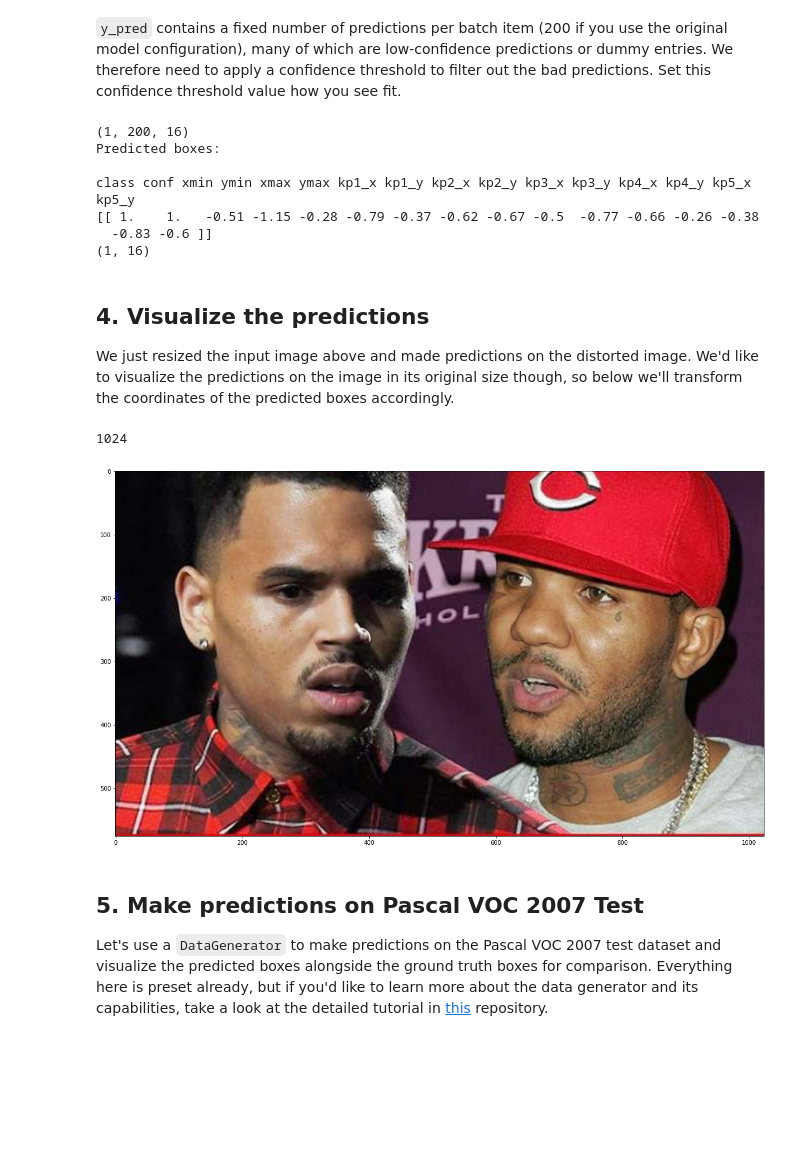
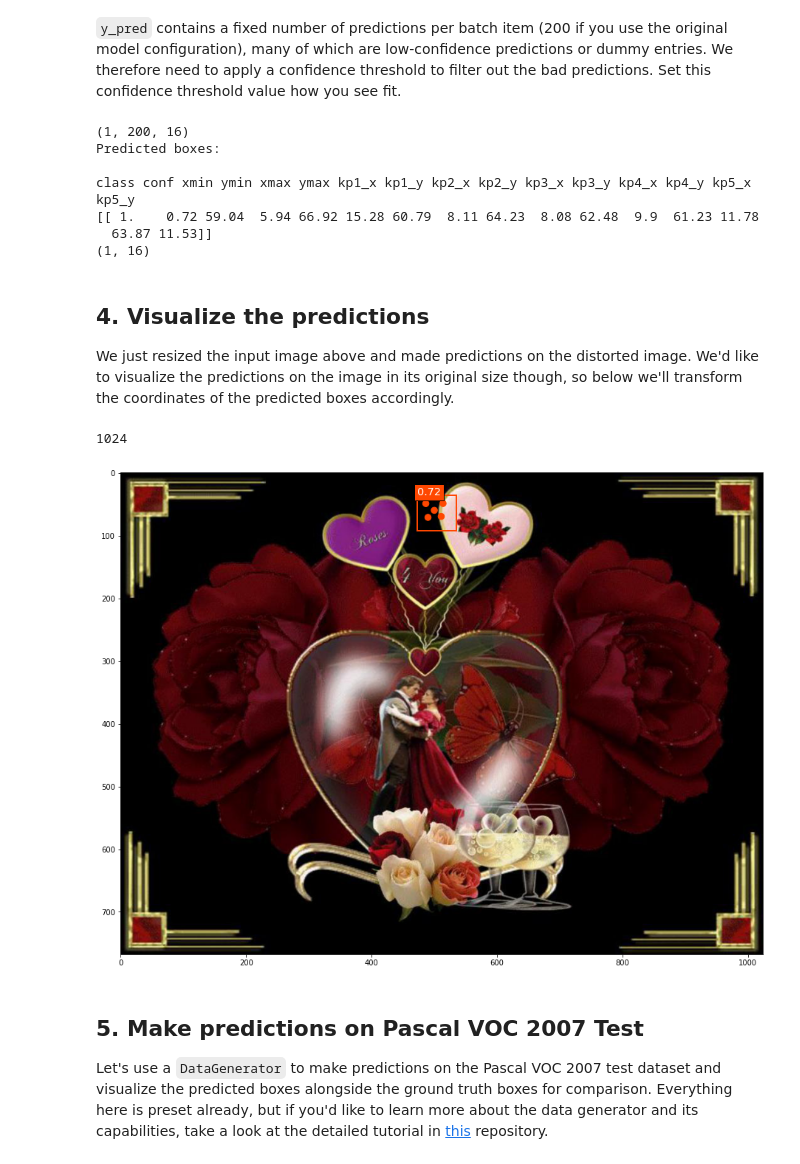
Before and after one commit to TaeseongMoon/bf_reimplement, a Jupyter notebook: blazeface_inference_face.ipynb, the cells around one changed output. Drawn from its saved outputs; the diff is of its cells as text; code cells hidden in the pictures; blank space fills up the shorter version.

```diff
--- a/blazeface_inference_face.ipynb
+++ b/blazeface_inference_face.ipynb
@@ -72,7 +70,7 @@ model = blazeface(image_size=(img_height, img_width, 3),
 # 2: Load the trained weights into the model.
 
 # TODO: Set the path of the trained weights.
-weights_path = 'checkpoint/blazeface_with_landmark_simple_v2_epoch-30_loss-4.1291.h5'
+weights_path = 'checkpoint/blazeface_with_landmark_simple_v3_epoch-49_loss-17.6621.h5'
 
 model.load_weights(weights_path, by_name=True)
 
@@ -117,7 +107,7 @@ orig_images = [] # Store the images here.
 input_images = [] # Store resized versions of the images here.
 
 # We'll only load one image in this example.
-img_path = 'data/widerface/train/images/61--Street_Battle/61_Street_Battle_streetfight_61_833.jpg'
+img_path = 'data/widerface/val/images/19--Couple/19_Couple_Couple_19_810.jpg'
 
 orig_images.append(imread(img_path))
 img = image.load_img(img_path, target_size=(img_height, img_width))
@@ -131,7 +121,7 @@ y_pred = model.predict(input_images)
 # %% [markdown]
 `y_pred` contains a fixed number of predictions per batch item (200 if you use the original model configuration), many of which are low-confidence predictions or dummy entries. We therefore need to apply a confidence threshold to filter out the bad predictions. Set this confidence threshold value how you see fit.
 # %%
-confidence_threshold = 0.6
+confidence_threshold = 0.5
 print(y_pred.shape)
 y_pred_thresh = [y_pred[k][y_pred[k,:,1] > confidence_threshold] for k in range(y_pred.shape[0])]
 
@@ -145,8 +135,8 @@ print(y_pred_thresh[0].shape)
 Predicted boxes:
 
 class conf xmin ymin xmax ymax kp1_x kp1_y kp2_x kp2_y kp3_x kp3_y kp4_x kp4_y kp5_x kp5_y
-[[ 1.    1.   -0.51 -1.15 -0.28 -0.79 -0.37 -0.62 -0.67 -0.5  -0.77 -0.66 -0.26 -0.38
-  -0.83 -0.6 ]]
+[[ 1.    0.72 59.04  5.94 66.92 15.28 60.79  8.11 64.23  8.08 62.48  9.9  61.23 11.78
+  63.87 11.53]]
 (1, 16)
 # %% [markdown]
 ## 4. Visualize the predictions
@@ -155,48 +145,48 @@ We just resized the input image above and made predictions on the distorted imag
 # %%
 # Display the image and draw the predicted boxes onto it.
 
 # Set the colors for the bounding boxes
 colors = plt.cm.hsv(np.linspace(0, 1, 21)).tolist()
 classes = ['background',
            'face']
 
 plt.figure(figsize=(20,12))
 plt.imshow(orig_images[0])
 
 current_axis = plt.gca()
 print(orig_images[0].shape[1])
 for box in y_pred_thresh[0]:
     # Transform the predicted bounding boxes for the 300x300 image to the original image dimensions.
-    xmin = box[2] *img_width #* orig_images[0].shape[1] / img_width
-    ymin = box[3] * img_height#* orig_images[0].shape[0] / img_height
-    xmax = box[4] *img_width #* orig_images[0].shape[1] / img_width
-    ymax = box[5] * img_height#* orig_images[0].shape[0] / img_height
-    kp1_x = box[6] *img_width #* orig_images[0].shape[1] / img_width
-    kp1_y = box[7] * img_height#* orig_images[0].shape[0] / img_height
-    kp2_x = box[8] *img_width #* orig_images[0].shape[1] / img_width
-    kp2_y = box[9] * img_height#* orig_images[0].shape[0] / img_height
-    kp3_x = box[10] *img_width #* orig_images[0].shape[1] / img_width
-    kp3_y = box[11] * img_height#* orig_images[0].shape[0]  / img_height
-    kp4_x = box[12] *img_width #* orig_images[0].shape[1] / img_width
-    kp4_y = box[13] * img_height#* orig_images[0].shape[0]  / img_height
-    kp5_x = box[14] *img_width #* orig_images[0].shape[1] / img_width
-    kp5_y = box[15] * img_height#* orig_images[0].shape[0]  / img_height
+    xmin = box[2] * orig_images[0].shape[1] / img_width
+    ymin = box[3] * orig_images[0].shape[0] / img_height
+    xmax = box[4] * orig_images[0].shape[1] / img_width
+    ymax = box[5] * orig_images[0].shape[0] / img_height
+    kp1_x = box[6] * orig_images[0].shape[1] / img_width
+    kp1_y = box[7] * orig_images[0].shape[0] / img_height
+    kp2_x = box[8] * orig_images[0].shape[1] / img_width
+    kp2_y = box[9] * orig_images[0].shape[0] / img_height
+    kp3_x = box[10] * orig_images[0].shape[1] / img_width
+    kp3_y = box[11] * orig_images[0].shape[0]  / img_height
+    kp4_x = box[12] * orig_images[0].shape[1] / img_width
+    kp4_y = box[13] * orig_images[0].shape[0]  / img_height
+    kp5_x = box[14] * orig_images[0].shape[1] / img_width
+    kp5_y = box[15] * orig_images[0].shape[0]  / img_height
 
 
 
     color = colors[int(box[0])]
 #     label = '{}: {:.2f}'.format(classes[int(box[0])], box[1])
     current_axis.add_patch(plt.Rectangle((xmin, ymin), xmax-xmin, ymax-ymin, color=color, fill=False, linewidth=2))
     current_axis.add_patch(plt.Circle((kp1_x,kp1_y),5,color=color))
     current_axis.add_patch(plt.Circle((kp2_x,kp2_y),5,color=color))
     current_axis.add_patch(plt.Circle((kp3_x,kp3_y),5,color=color))
     current_axis.add_patch(plt.Circle((kp4_x,kp4_y),5,color=color))
     current_axis.add_patch(plt.Circle((kp5_x,kp5_y),5,color=color))
     label = '{}: {:.2f}'.format(classes[int(box[0])], box[1])
-    current_axis.text(xmin, ymin, '', size='x-large', color='white', bbox={'facecolor':color, 'alpha':1.0})
+    current_axis.text(xmin, ymin, f'{box[1]:.2f}', size='x-large', color='white', bbox={'facecolor':color, 'alpha':1.0})
 # %% [output]
 1024
-[figure, old version]
+[figure, new version]
 # %% [markdown]
 ## 5. Make predictions on Pascal VOC 2007 Test
 
```
Also changed, not shown: parts of 2 cells of this notebook, 36 other files.
